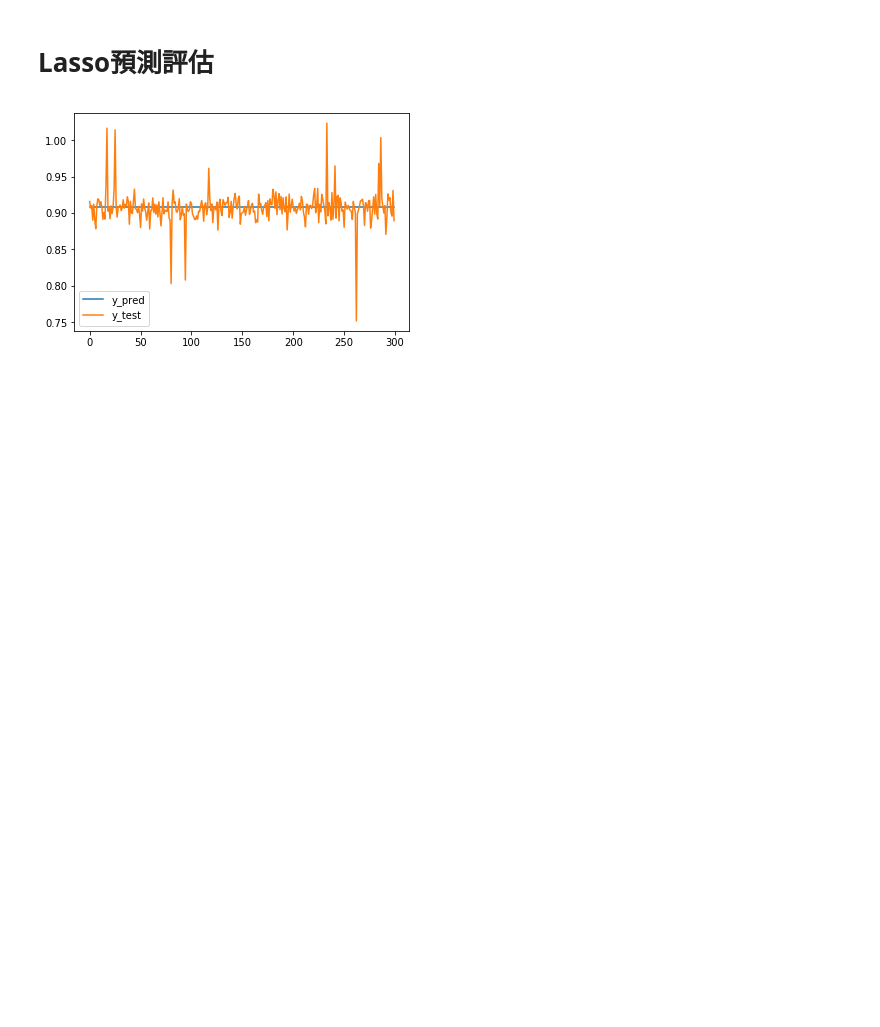
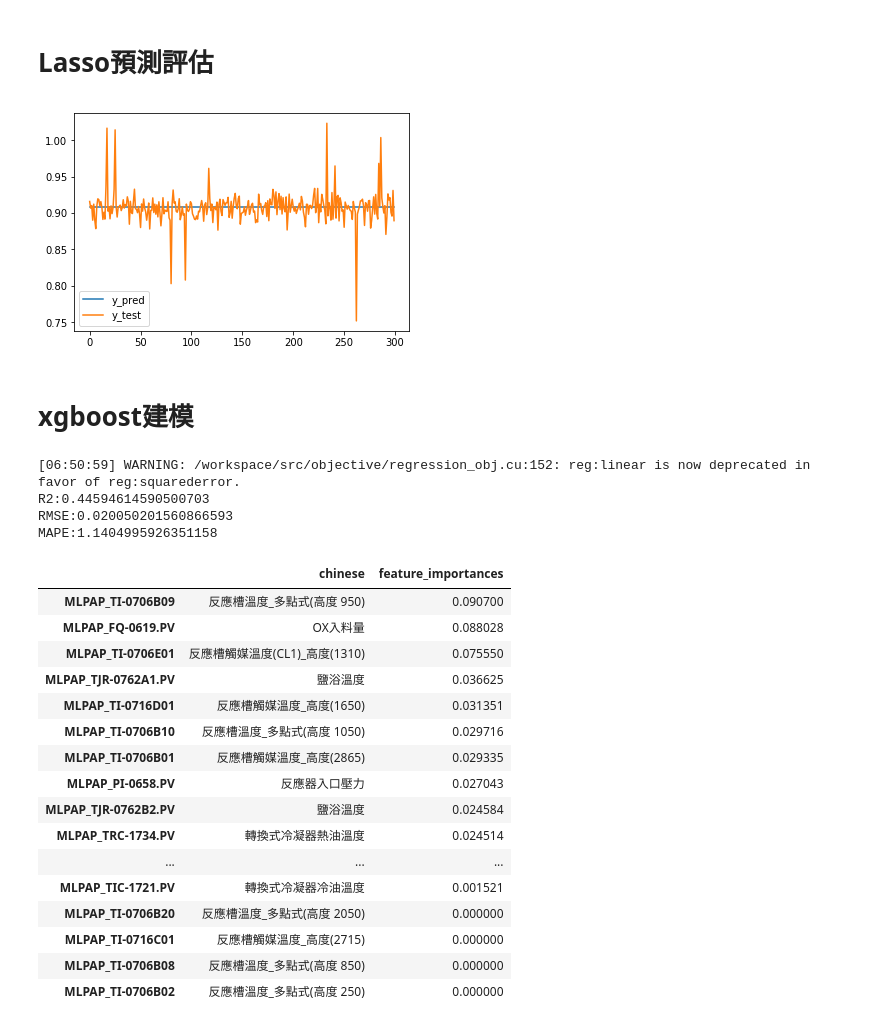
Before and after one commit to skywalker0803r/works, a Jupyter notebook: 南亞PA廠R3_預測單耗.ipynb, the cells around one changed output. Saved outputs shown, nothing was run; the diff lists cells and outputs as text; code cells hidden in the pictures; blank space fills up the shorter version.

```diff
--- a/南亞PA廠R3_預測單耗.ipynb
+++ b/南亞PA廠R3_預測單耗.ipynb
@@ -429,3 +429,44 @@ plt.legend()
 plt.show()
 # %% [output]
 [figure]
+# %% [markdown]
+# xgboost建模
+# %%
+from xgboost import XGBRegressor
+xgb = XGBRegressor()
+xgb.fit(X_train, y_train)
+y_pred = pd.Series(xgb.predict(X_test),index=y_test.index,name='y_pred')
+
+R2 = r2_score(y_test,y_pred)
+RMSE = rmse(y_test,y_pred)
+MAPE = mape(y_test,y_pred)
+print('R2:{}\nRMSE:{}\nMAPE:{}'.format(R2,RMSE,MAPE))
+
+pd.set_option('display.max_columns', None)
+pd.set_option('display.max_rows', None)
+result = pd.DataFrame(dict(zip(X_train.columns,xgb.feature_importances_)),index=['feature_importances']).T.sort_values(by='feature_importances',ascending=False)
+result['chinese'] = result.index.map(dict(zip(tag盤點表['TAG'],tag盤點表['chinese'])))
+result = result[['chinese','feature_importances']]
+result
+# %% [output]
+[06:50:59] WARNING: /workspace/src/objective/regression_obj.cu:152: reg:linear is now deprecated in favor of reg:squarederror.
+R2:0.44594614590500703
+RMSE:0.020050201560866593
+MAPE:1.1404995926351158
+|  | chinese | feature_importances |
+| MLPAP_TI-0706B09 | 反應槽溫度_多點式(高度 950) | 0.090700 |
+| MLPAP_FQ-0619.PV | OX入料量 | 0.088028 |
+| MLPAP_TI-0706E01 | 反應槽觸媒溫度(CL1)_高度(1310) | 0.075550 |
+| MLPAP_TJR-0762A1.PV | 鹽浴溫度 | 0.036625 |
+| MLPAP_TI-0716D01 | 反應槽觸媒溫度_高度(1650) | 0.031351 |
+| MLPAP_TI-0706B10 | 反應槽溫度_多點式(高度 1050) | 0.029716 |
+| MLPAP_TI-0706B01 | 反應槽觸媒溫度_高度(2865) | 0.029335 |
+| MLPAP_PI-0658.PV | 反應器入口壓力 | 0.027043 |
+| MLPAP_TJR-0762B2.PV | 鹽浴溫度 | 0.024584 |
+| MLPAP_TRC-1734.PV | 轉換式冷凝器熱油溫度 | 0.024514 |
+| ... | ... | ... |
+| MLPAP_TIC-1721.PV | 轉換式冷凝器冷油溫度 | 0.001521 |
+| MLPAP_TI-0706B20 | 反應槽溫度_多點式(高度 2050) | 0.000000 |
+| MLPAP_TI-0716C01 | 反應槽觸媒溫度_高度(2715) | 0.000000 |
+| MLPAP_TI-0706B08 | 反應槽溫度_多點式(高度 850) | 0.000000 |
+| MLPAP_TI-0706B02 | 反應槽溫度_多點式(高度 250) | 0.000000 |
```
Also changed, not shown: parts of 15 cells of this notebook.
